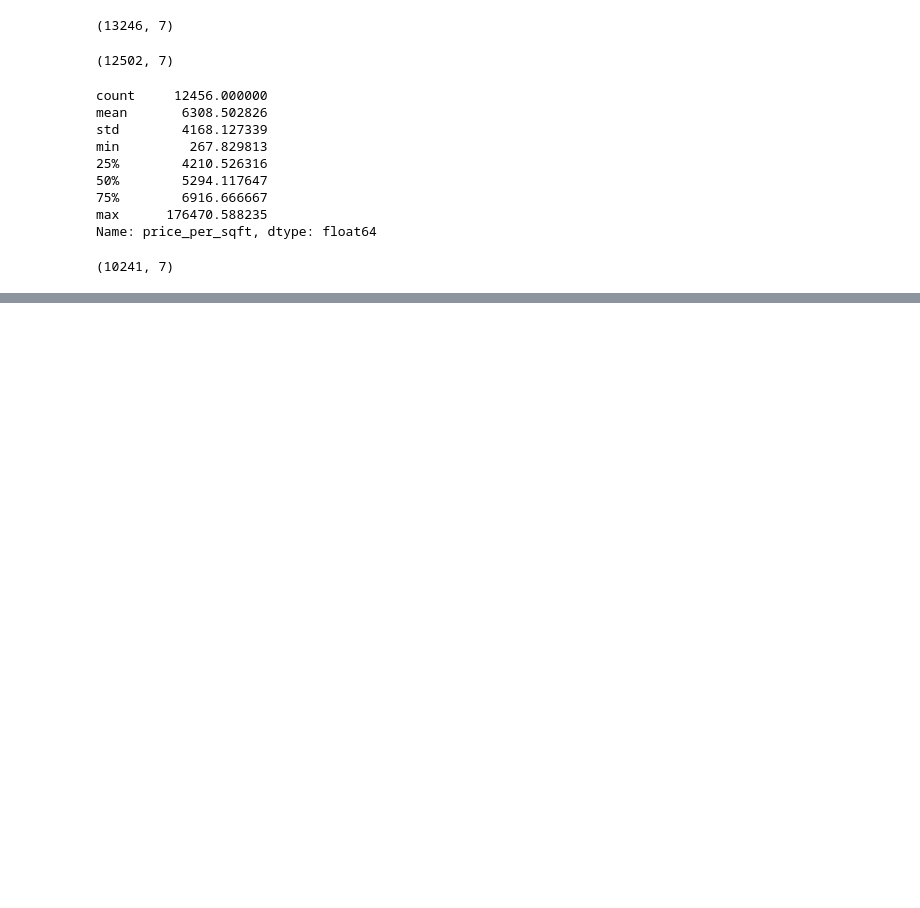
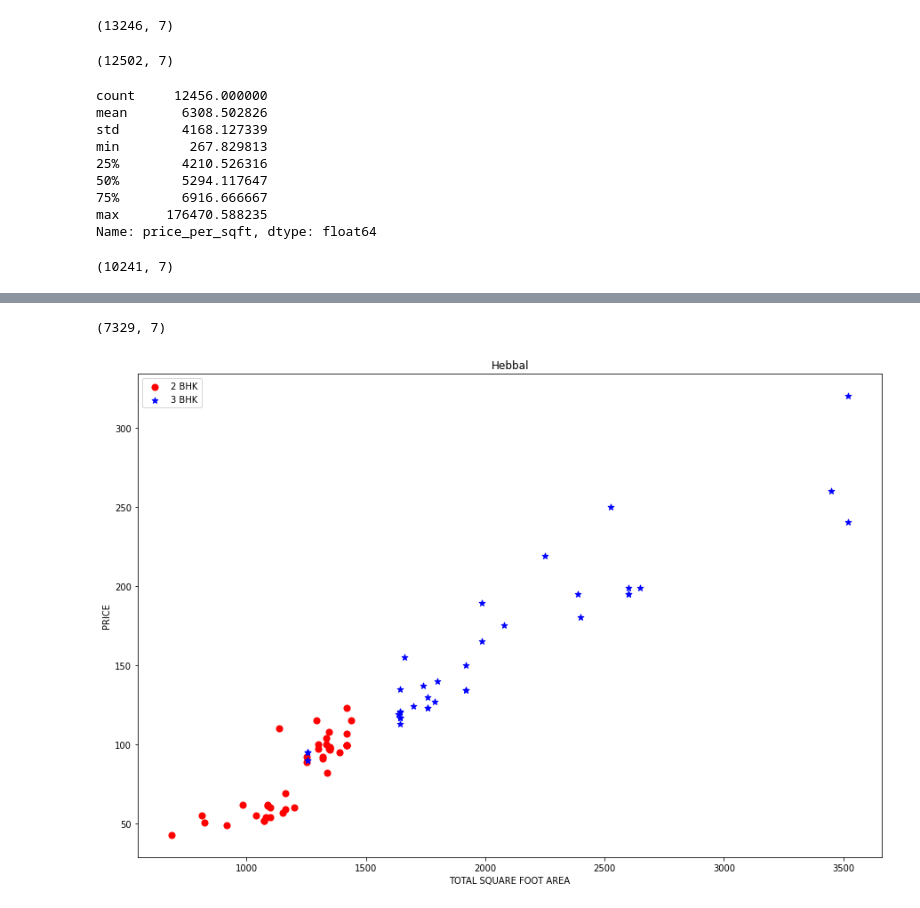
Before and after one commit to QABoahene/Real-Estate-Predictin, a Jupyter notebook: Real_Estate_Price_Prediction.ipynb, the cells around one changed output, grey strips where cells are left out. Drawn from its saved outputs; the diff is of its cells as text; code cells hidden in the pictures; blank space fills up the shorter version.

```diff
--- a/Real_Estate_Price_Prediction.ipynb
+++ b/Real_Estate_Price_Prediction.ipynb
@@ -404,0 +433,29 @@ scat_plot(cl_estate5, "Rajaji Nagar")
+# %%
+#A function to delete BHK outliers
+def del_bhk_outliers(cl_estate):
+  exclude_indices = np.array([])
+  for location, location_cl_estate in cl_estate.groupby('location'): #Grouping by location (every location dataframe)
+    bhk_stats = {}
+    for bhk, bhk_cl_estate in location_cl_estate.groupby('bhk'): #Creating new dataframes per bhk
+      bhk_stats[bhk] = {
+          'mean': np.mean(bhk_cl_estate.price_per_sqft),
+          'std': np.std(bhk_cl_estate.price_per_sqft),
+          'count': bhk_cl_estate.shape[0]
+          #Calculating mean, standard deviation and count per bhk
+      }
+    for bhk, bhk_cl_estate in location_cl_estate.groupby('bhk'):
+      stats = bhk_stats.get(bhk-1)
+      if stats and stats['count'] > 5:
+        exclude_indices = np.append(exclude_indices, bhk_cl_estate[bhk_cl_estate.price_per_sqft<(stats['mean'])].index.values)
+  return cl_estate.drop(exclude_indices, axis = 'index')
+  #Excluding data points with price per square feet less than the mean of the previous
+
+cl_estate6 = del_bhk_outliers(cl_estate5)
+cl_estate6.shape
+# %% [output]
+(7329, 7)
+# %%
+#Plotting the same scatter plot to compare the outliers
+scat_plot(cl_estate6, "Hebbal")
+# %% [output]
+[figure, added]
```
Also changed, not shown: parts of 17 cells of this notebook.
